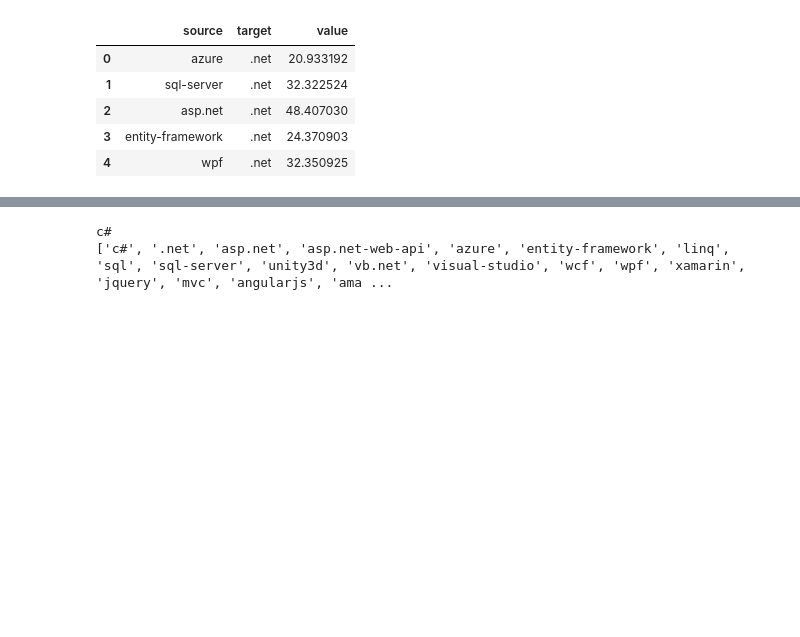
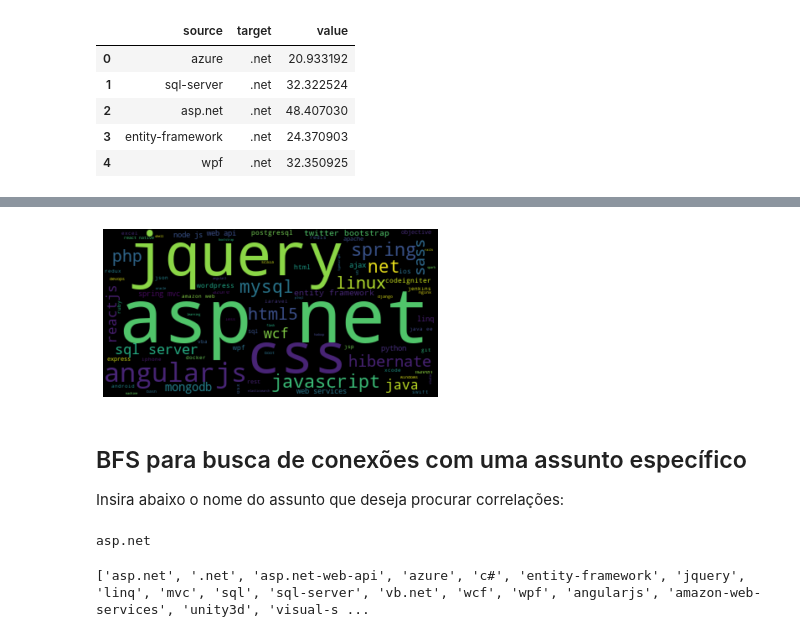
Before and after one commit to projeto-de-algoritmos/Grafos1_StackOverflowNetwork, a Jupyter notebook: notebooks/StackOverflowNetwork.ipynb, the cells around one changed output, grey strips where cells are left out. Cells and saved outputs as stored; diff of their text form; code cells hidden in the pictures; blank space fills up the shorter version.

```diff
--- a/notebooks/StackOverflowNetwork.ipynb
+++ b/notebooks/StackOverflowNetwork.ipynb
@@ -56,10 +55,26 @@ plt.show()
+# %%
+subject = data.source.values
+wc = WordCloud().generate(str(subject).replace('\'', ''))
+
+plt.imshow(wc, interpolation='bilinear')
+plt.axis("off")
+plt.show()
+# %% [output]
+[figure, added]
+# %% [markdown]
+## BFS para busca de conexões com uma assunto específico
+
+Insira abaixo o nome do assunto que deseja procurar correlações:
+# %%
+target = input()
+# %% [output]
+asp.net
 # %%
-def GRAPHSearch(G):
-    start = input()
+def BFS(G, target):
     visited = []
     queue = []
-    queue.append(start)
-    visited.append(start)
+    queue.append(target)
+    visited.append(target)
     while queue:
         u = queue.pop(0)
         for v in G[u]:
@@ -67,8 +82,7 @@ def GRAPHSearch(G):
                 queue.append(v['node'])
                 visited.append(v['node'])
     print(visited)
-
-GRAPHSearch(graph)
-# %% [output]
-c#
-['c#', '.net', 'asp.net', 'asp.net-web-api', 'azure', 'entity-framework', 'linq', 'sql', 'sql-server', 'unity3d', 'vb.net', 'visual-studio', 'wcf', 'wpf', 'xamarin', 'jquery', 'mvc', 'angularjs', 'ama ...
+# %%
+BFS(graph, target)
+# %% [output]
+['asp.net', '.net', 'asp.net-web-api', 'azure', 'c#', 'entity-framework', 'jquery', 'linq', 'mvc', 'sql', 'sql-server', 'vb.net', 'wcf', 'wpf', 'angularjs', 'amazon-web-services', 'unity3d', 'visual-s ...
```
Also changed, not shown: parts of 3 cells of this notebook, 1 other file.
